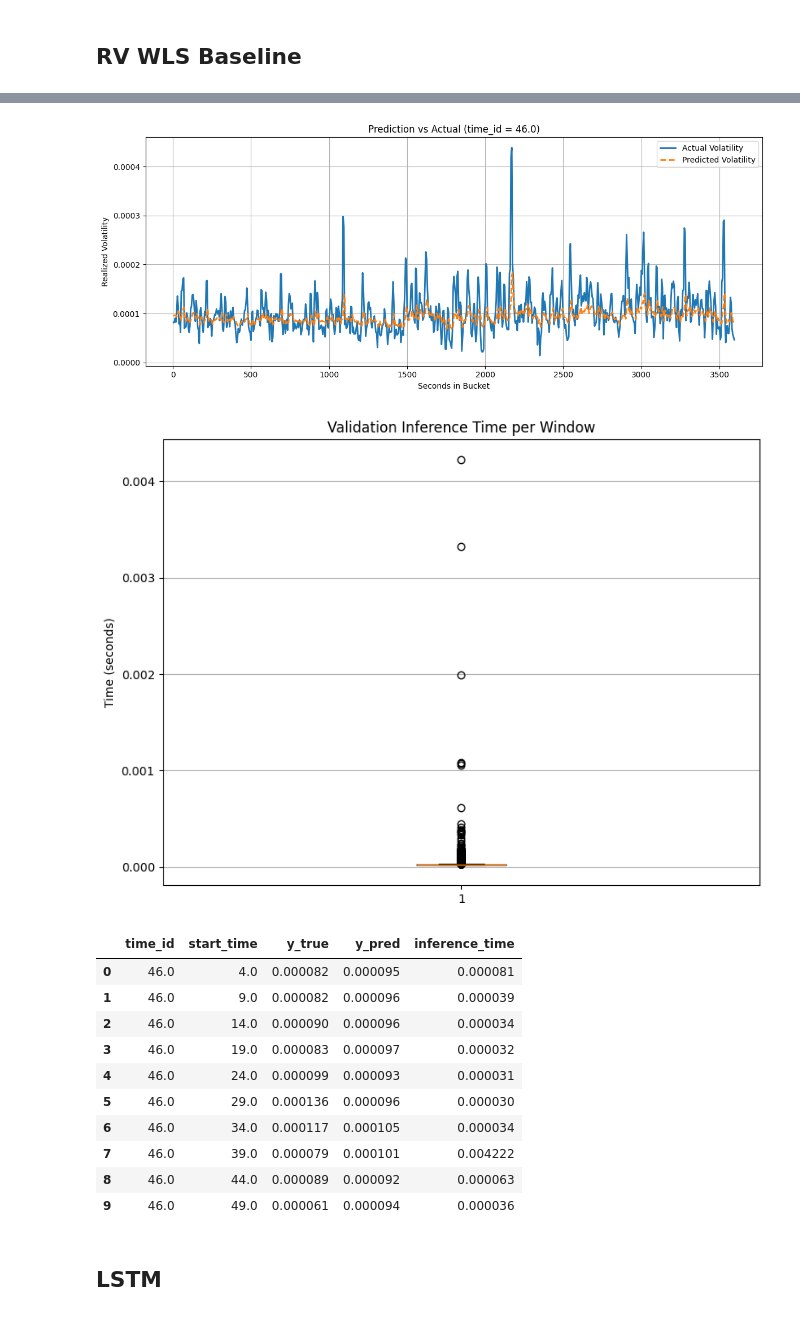
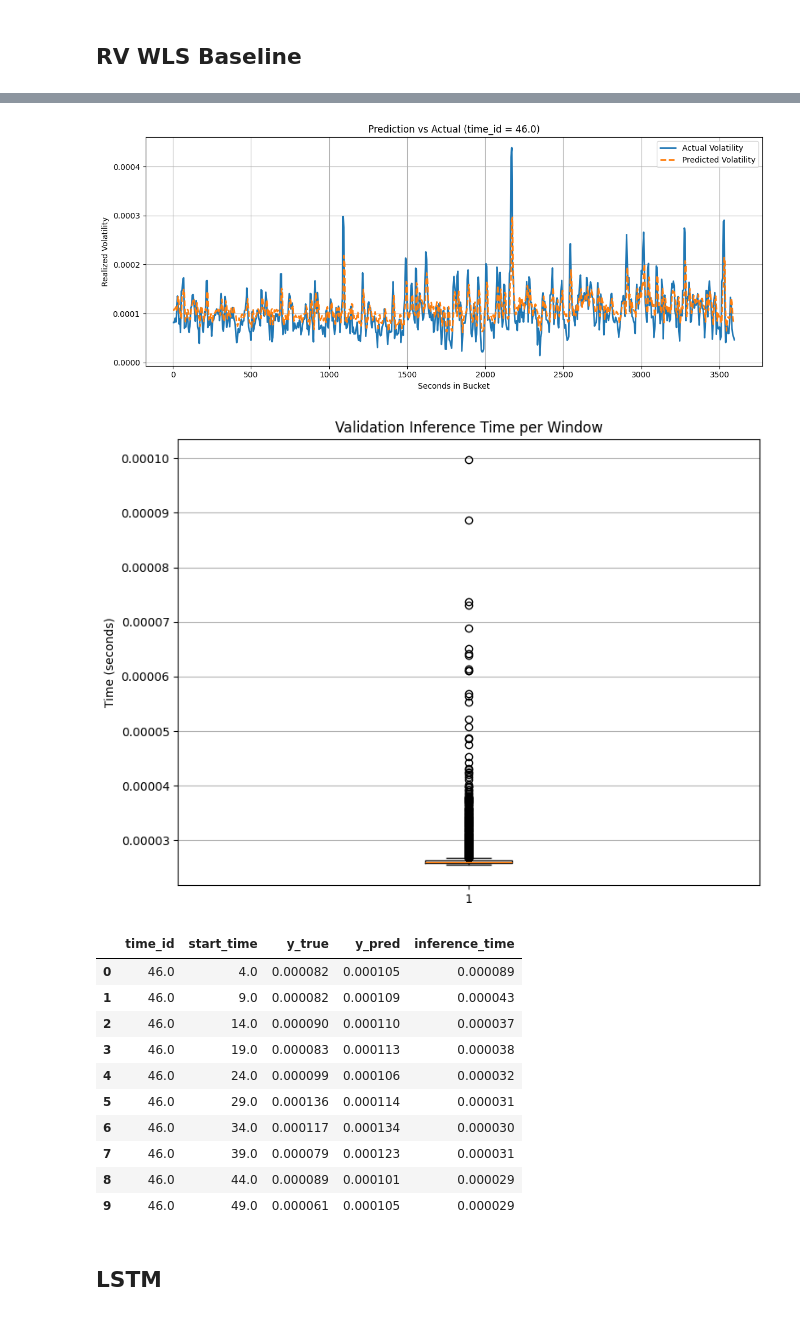
Before and after one commit to mofrui/volatility-analysis, a Jupyter notebook: report.ipynb, the cells around one changed output, grey strips where cells are left out. Drawn from its saved outputs; the diff is of its cells as text; code cells hidden in the pictures.

Commit message:
update visualisation in report

```diff
--- a/report.ipynb
+++ b/report.ipynb
@@ -54,7 +54,7 @@ rolling_features_df = util.generate_rolling_features(subset_snapshot_df)
 # %%
 importlib.reload(rv)
 
-model_rv_wls, test_df_wls = rv.wls(rolling_features_df)
+model_rv_wls, test_df_wls = rv.ols(rolling_features_df)
 
 util.plot_prediction_vs_actual(
     df=test_df_wls,
@@ -67,5 +67,5 @@ util.plot_inference_time_boxplot(test_df_wls)
 
 display(test_df_wls.head(10))
 
-test_df_wls.to_csv('out/val_df/wls.csv', index=False)
+test_df_wls.to_csv('out/val_df/ols.csv', index=False)
 # %% [output]
@@ -78,16 +79,16 @@ Directional Accuracy: 0.5050
-[figure, old version]
+[figure, new version]
-[figure, old version]
+[figure, new version]
 |  | time_id | start_time | y_true | y_pred | inference_time |
-| 0 | 46.0 | 4.0 | 0.000082 | 0.000095 | 0.000081 |
-| 1 | 46.0 | 9.0 | 0.000082 | 0.000096 | 0.000039 |
-| 2 | 46.0 | 14.0 | 0.000090 | 0.000096 | 0.000034 |
-| 3 | 46.0 | 19.0 | 0.000083 | 0.000097 | 0.000032 |
-| 4 | 46.0 | 24.0 | 0.000099 | 0.000093 | 0.000031 |
-| 5 | 46.0 | 29.0 | 0.000136 | 0.000096 | 0.000030 |
-| 6 | 46.0 | 34.0 | 0.000117 | 0.000105 | 0.000034 |
-| 7 | 46.0 | 39.0 | 0.000079 | 0.000101 | 0.004222 |
-| 8 | 46.0 | 44.0 | 0.000089 | 0.000092 | 0.000063 |
-| 9 | 46.0 | 49.0 | 0.000061 | 0.000094 | 0.000036 |
+| 0 | 46.0 | 4.0 | 0.000082 | 0.000105 | 0.000089 |
+| 1 | 46.0 | 9.0 | 0.000082 | 0.000109 | 0.000043 |
+| 2 | 46.0 | 14.0 | 0.000090 | 0.000110 | 0.000037 |
+| 3 | 46.0 | 19.0 | 0.000083 | 0.000113 | 0.000038 |
+| 4 | 46.0 | 24.0 | 0.000099 | 0.000106 | 0.000032 |
+| 5 | 46.0 | 29.0 | 0.000136 | 0.000114 | 0.000031 |
+| 6 | 46.0 | 34.0 | 0.000117 | 0.000134 | 0.000030 |
+| 7 | 46.0 | 39.0 | 0.000079 | 0.000123 | 0.000031 |
+| 8 | 46.0 | 44.0 | 0.000089 | 0.000101 | 0.000029 |
+| 9 | 46.0 | 49.0 | 0.000061 | 0.000105 | 0.000029 |
 # %% [markdown]
 ## LSTM
 # %% [markdown]
```
Also changed, not shown: parts of 3 cells of this notebook, 6 other files.
